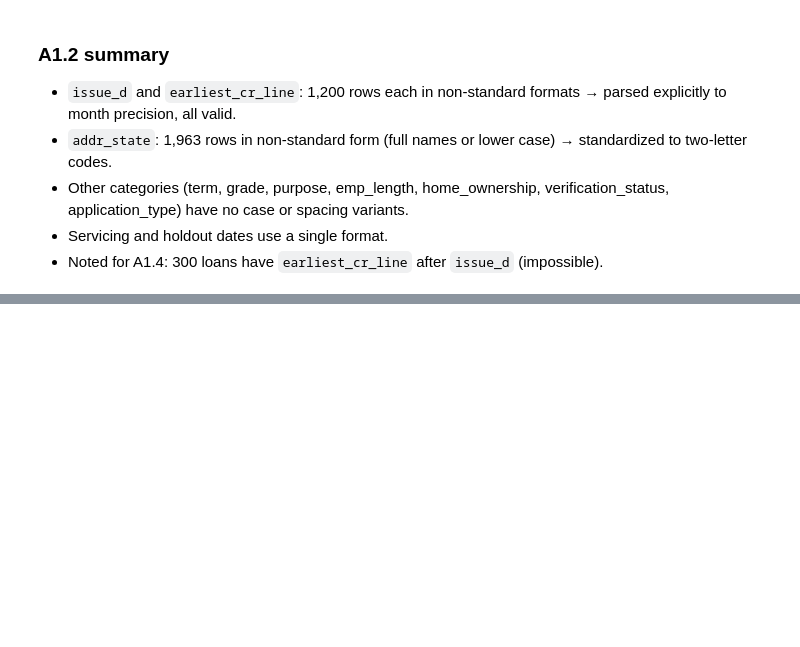
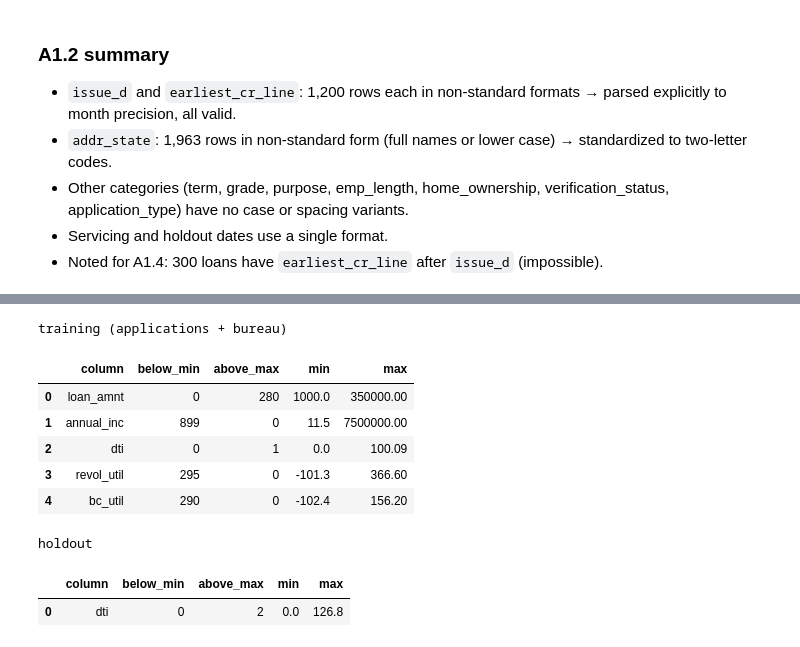
Before and after one commit to Kalki767/credit-risk-assessment, a Jupyter notebook: notebooks/01_audit.ipynb, the cells around one changed output, grey strips where cells are left out. Saved outputs shown, nothing was run; the diff lists cells and outputs as text; code cells hidden in the pictures; blank space fills up the shorter version.

```diff
--- a/notebooks/01_audit.ipynb
+++ b/notebooks/01_audit.ipynb
@@ -439,0 +462,43 @@ log_issue("applications", "addr_state",
+# %%
+train = apps.merge(bureau, on="id", how="inner")
+
+RULES = {   # column: (lowest possible, highest possible); None = no limit
+    "loan_amnt": (1000, 40000), "int_rate": (0, 40), "installment": (0.01, None),
+    "annual_inc": (1000, None), "dti": (0, 100),
+    "fico_range_low": (300, 850), "fico_range_high": (300, 850),
+    "revol_util": (0, None), "bc_util": (0, None),
+    "revol_bal": (0, None), "tot_cur_bal": (0, None), "avg_cur_bal": (0, None),
+    "total_rev_hi_lim": (0, None), "tot_hi_cred_lim": (0, None),
+    "inq_last_6mths": (0, None), "delinq_2yrs": (0, None), "pub_rec": (0, None),
+    "pub_rec_bankruptcies": (0, None), "open_acc": (0, None), "total_acc": (0, None),
+    "mort_acc": (0, None), "acc_open_past_24mths": (0, None),
+    "num_tl_op_past_12m": (0, None), "mths_since_last_delinq": (0, None),
+}
+
+def range_violations(df, rules):
+    """Count values below the lowest or above the highest possible value."""
+    rows = []
+    for col, (lo, hi) in rules.items():
+        if col not in df:
+            continue
+        s = df[col]
+        below = int((s < lo).sum()) if lo is not None else 0
+        above = int((s > hi).sum()) if hi is not None else 0
+        if below or above:
+            rows.append({"column": col, "below_min": below, "above_max": above,
+                         "min": s.min(), "max": s.max()})
+    return pd.DataFrame(rows)
+
+print("training (applications + bureau)"); display(range_violations(train, RULES))
+print("holdout"); display(range_violations(hold, RULES))
+# %% [output]
+training (applications + bureau)
+|  | column | below_min | above_max | min | max |
+| 0 | loan_amnt | 0 | 280 | 1000.0 | 350000.00 |
+| 1 | annual_inc | 899 | 0 | 11.5 | 7500000.00 |
+| 2 | dti | 0 | 1 | 0.0 | 100.09 |
+| 3 | revol_util | 295 | 0 | -101.3 | 366.60 |
+| 4 | bc_util | 290 | 0 | -102.4 | 156.20 |
+holdout
+|  | column | below_min | above_max | min | max |
+| 0 | dti | 0 | 2 | 0.0 | 126.8 |
```
Also changed, not shown: parts of 15 cells of this notebook, 1 other file.
